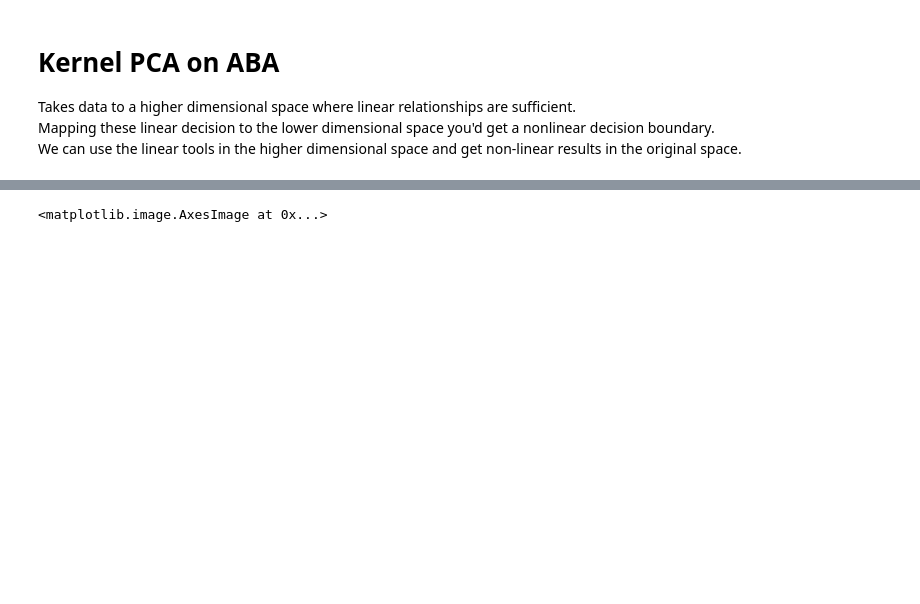
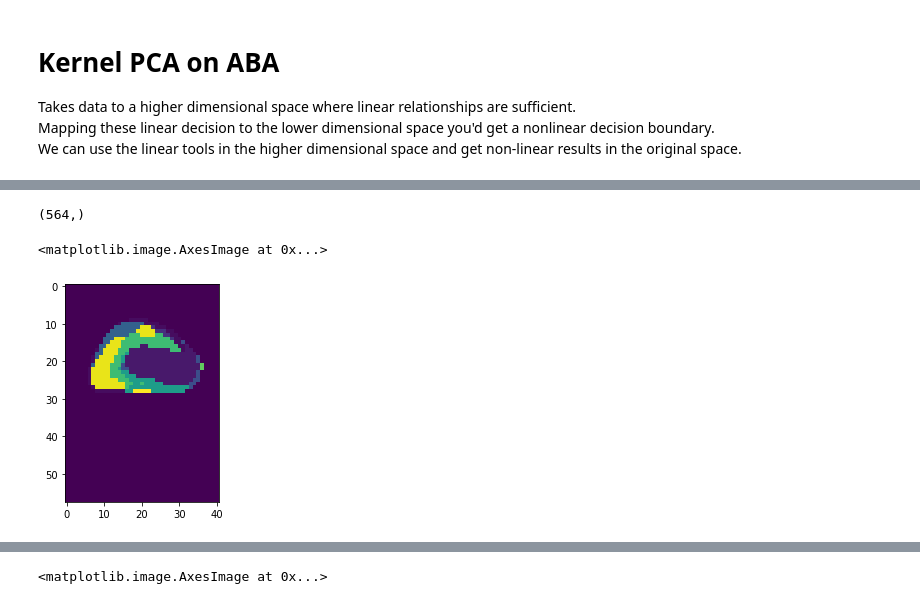
Before and after one commit to BioProteanLabs/Morphontogeny, a Jupyter notebook: morphontogeny/Jupyter/ABA/ABA_KernelPCA.ipynb, the cells around one changed output, grey strips where cells are left out. Drawn from its saved outputs; the diff is of its cells as text; code cells hidden in the pictures; blank space fills up the shorter version.

Commit message:
Clustered the KernelPCA components.

```diff
--- a/morphontogeny/Jupyter/ABA/ABA_KernelPCA.ipynb
+++ b/morphontogeny/Jupyter/ABA/ABA_KernelPCA.ipynb
@@ -20,3 +27,29 @@ X = np.load('/data/bioprotean/ABA/KernelPCA/poly2/31512_components.npy')
+# %%
+cumsum_arr = np.cumsum(norm_lanbdas)
+cumsum_80 = cumsum_arr[cumsum_arr < .8]
+cumsum_80.shape
+# %% [output]
+(564,)
+# %%
+# Loading the components on mac
+X = np.load('/Users/mabbasi6/Documents/Agave/31512_components.npy')
+# %%
+# K-means clustering the transformed data
+n_clusters = 30
+kmeans = KMeans(n_clusters=n_clusters, random_state=0)
+kmeans.fit_predict(X[:,:564])
+labels = kmeans.labels_
+# %%
+# reconstructing the brain
+indices_file = '/Users/mabbasi6/Documents/Agave/half_indices.npy'
+reconstruct_3D = reconstruct_ABA(labels, indices_file, array_3D=True)
+# %%
+# Visualizing slices
+slice = reconstruct_3D[20,:,:]
+plt.imshow(slice)
+# %% [output]
+<matplotlib.image.AxesImage at 0x...>
+[figure, added]
 # %%
 # Standadizing the components
 X_std = StandardScaler().fit_transform(X)
```
Also changed, not shown: parts of 14 cells of this notebook.
